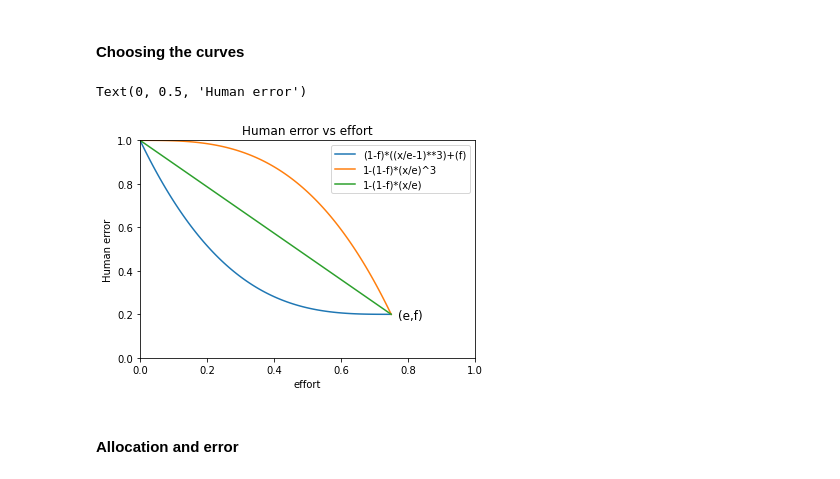
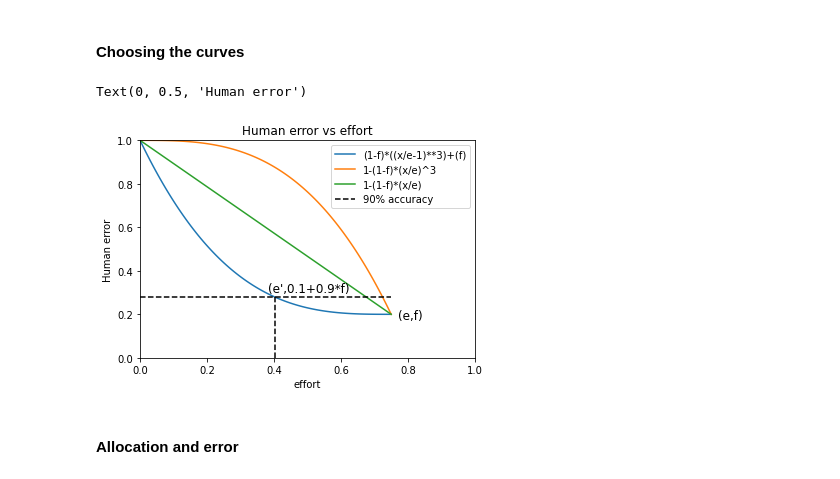
Before and after one commit to AnshulV05/Resource_constrained_deferring, a Jupyter notebook: project.ipynb, the cells around one changed output. Drawn from its saved outputs; the diff is of its cells as text; code cells hidden in the pictures.

```diff
--- a/project.ipynb
+++ b/project.ipynb
@@ -243,36 +243,40 @@ x = np.linspace(0, e, 100)
 
 # y= convex_accuracy_with_effort(e, f, x, 2)
 # plt.plot(x, y, label='(1-f)*((x/e-1)**2)+(f)')
 
 y= convex_accuracy_with_effort(e, f, x, 3)
 plt.plot(x, y, label='(1-f)*((x/e-1)**3)+(f)')
 
 # y= concave_accuracy_with_effort(e, f, x, 2)
 # plt.plot(x, y, label='1-(1-f)*(x/e)^2')
 
 y= concave_accuracy_with_effort(e, f, x, 3)
 plt.plot(x, y, label='1-(1-f)*(x/e)^3')
 
 
 y=linear_accuracy_with_effort(e, f, x)
 plt.plot(x, y, label='1-(1-f)*(x/e)')
 
 
-# plt.scatter(e, f, color='red')  # point (e,f)
 plt.text(e+0.02, f-0.02, '(e,f)', fontsize=12)
+
 # plt.annotate('(e,f)', xy=(e, f), xytext=(e+0.05, f-0.05),
 #              arrowprops=dict(facecolor='black', arrowstyle='->'))
 # plt.scatter(e, f, color='red', label='(e,f)')
-
+f_prime = 0.1 + 0.9*f
+e_prime = e*(1-0.1**(1/3))
+plt.plot([0, e] , [f_prime, f_prime] , 'k--', label='90% accuracy')
+plt.text(e_prime-0.02, f_prime+0.02, "(e',0.1+0.9*f)", fontsize=12)
+plt.plot([e_prime, e_prime] , [0, f_prime] , 'k--')
 plt.xlim(0, 1)
 plt.ylim(0, 1)
 plt.legend()
 plt.title('Human error vs effort')
 plt.xlabel('effort')
 plt.ylabel('Human error')
 # %% [output]
 Text(0, 0.5, 'Human error')
-[figure, old version]
+[figure, new version]
 # %% [markdown]
 #### Allocation and error
 # %%
```
Also changed, not shown: parts of 12 cells of this notebook.
